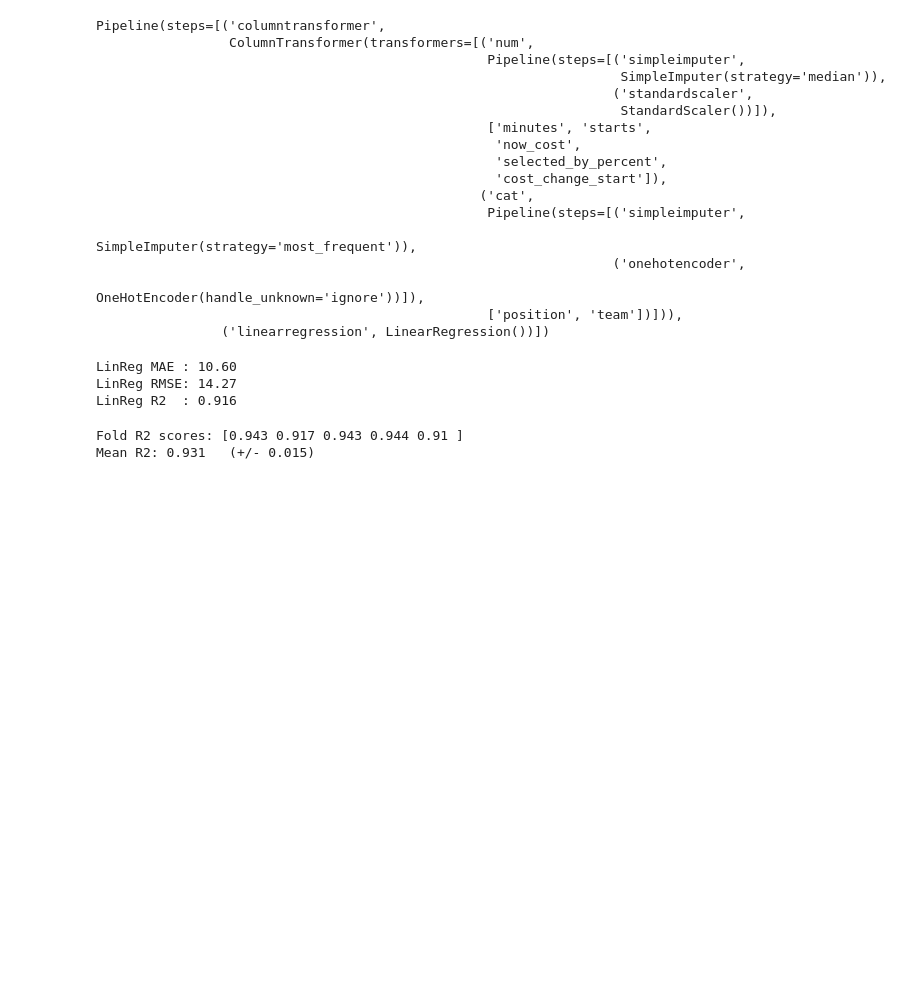
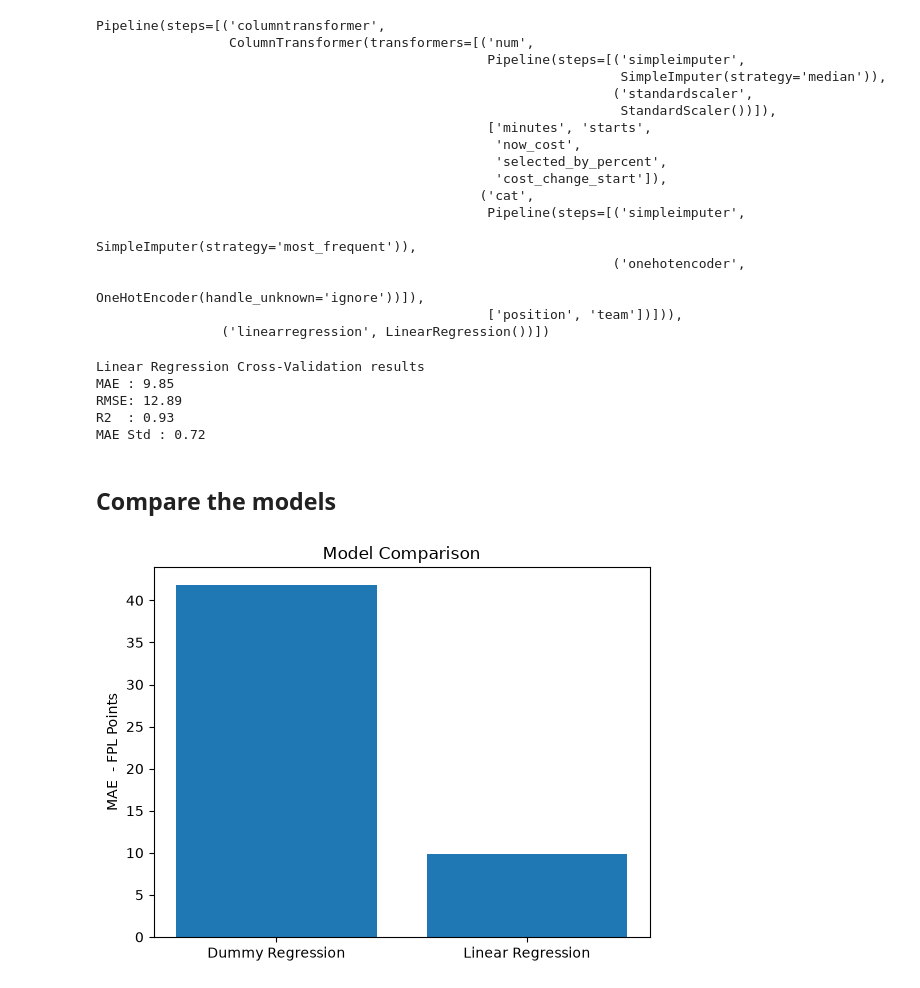
Before and after one commit to Mossyoneill5/CT4101_ML_FPL_Project, a Jupyter notebook: notebooks/02_modelling.ipynb, the cells around one changed output. Cells and saved outputs as stored; diff of their text form; code cells hidden in the pictures; blank space fills up the shorter version.

Commit message:
Updates to modelling, README, plan and declaration

```diff
--- a/notebooks/02_modelling.ipynb
+++ b/notebooks/02_modelling.ipynb
@@ -49,14 +74,10 @@ Pipeline(steps=[('columntransformer',
                                                   ['position', 'team'])])),
                 ('dummyregressor', DummyRegressor())])
 # %%
-from sklearn.metrics import mean_absolute_error, root_mean_squared_error, r2_score
-
-dummy_pred = dummy.predict(X_test)
-dummy_mae = mean_absolute_error(y_test, dummy_pred)
-dummy_rmse = root_mean_squared_error(y_test, dummy_pred)
-dummy_r2 = r2_score(y_test, dummy_pred)
-
-print(f"Dummy  MAE : {dummy_mae:.2f}")
-print(f"Dummy  RMSE: {dummy_rmse:.2f}")
-print(f"Dummy  R2  : {dummy_r2:.3f}")
+print("Dummy Regression Cross-Validation results")
+d_results = cv_model(dummy,X_train,y_train)
+print(f"MAE : {d_results['MAE'].mean():.2f}")
+print(f"RMSE: {d_results['RMSE'].mean():.2f}")
+print(f"R2  : {d_results['R2'].mean():.2f}")
+print(f"Std : {d_results['MAE'].std():.2f}")
 # %% [output]
@@ -66,7 +91,5 @@ Dummy  R2  : -0.002
 # %%
-from sklearn.linear_model import LinearRegression
-
-linreg = make_pipeline(prep, LinearRegression())
+linreg = make_pipeline(build_preprocessor(), LinearRegression())
 linreg.fit(X_train, y_train)
 # %% [output]
 Pipeline(steps=[('columntransformer',
@@ -87,26 +110,35 @@ Pipeline(steps=[('columntransformer',
                                                   ['position', 'team'])])),
                 ('linearregression', LinearRegression())])
 # %%
-linreg_pred = linreg.predict(X_test)
-linreg_mae = mean_absolute_error(y_test, linreg_pred)
-linreg_rmse = root_mean_squared_error(y_test, linreg_pred)
-linreg_r2 = r2_score(y_test, linreg_pred)
-
-print(f"LinReg MAE : {linreg_mae:.2f}")
-print(f"LinReg RMSE: {linreg_rmse:.2f}")
-print(f"LinReg R2  : {linreg_r2:.3f}")
+print("Linear Regression Cross-Validation results")
+lr_results = cv_model(linreg,X_train,y_train)
+print(f"MAE : {lr_results['MAE'].mean():.2f}")
+print(f"RMSE: {lr_results['RMSE'].mean():.2f}")
+print(f"R2  : {lr_results['R2'].mean():.2f}")
+print(f"MAE Std : {lr_results['MAE'].std():.2f}")
 # %% [output]
-LinReg MAE : 10.60
-LinReg RMSE: 14.27
-LinReg R2  : 0.916
+Linear Regression Cross-Validation results
+MAE : 9.85
+RMSE: 12.89
+R2  : 0.93
+MAE Std : 0.72
+# %% [markdown]
+## Compare the models
 # %%
-from sklearn.model_selection import cross_val_score, KFold
-
-cv = KFold(n_splits=5, shuffle=True, random_state=42)
-cv_scores = cross_val_score(linreg, X_train, y_train, cv=cv, scoring="r2")
-
-print("Fold R2 scores:", cv_scores.round(3))
-print(f"Mean R2: {cv_scores.mean():.3f}   (+/- {cv_scores.std():.3f})")
+results = pd.DataFrame({
+    "Model": ["Dummy Regression", "Linear Regression"],
+    "MAE": [d_results['MAE'].mean(), lr_results['MAE'].mean()],
+    "RMSE": [d_results['RMSE'].mean(), lr_results['RMSE'].mean()],
+    "R2": [d_results['R2'].mean(), lr_results['R2'].mean()],
+    "MAE Std": [d_results['MAE'].std(), lr_results['MAE'].std()]
+})
-# %% [output]
-Fold R2 scores: [0.943 0.917 0.943 0.944 0.91 ]
-Mean R2: 0.931   (+/- 0.015)
+# %%
+models = ["Dummy Regression", "Linear Regression"]
+mae_scores = [d_results["MAE"].mean(), lr_results["MAE"].mean()]
+
+plt.bar(models, mae_scores)
+plt.ylabel("MAE  - FPL Points")
+plt.title("Model Comparison")
+plt.show()
+# %% [output]
+[figure, added]
```
Also changed, not shown: parts of 14 cells of this notebook, 6 other files.
